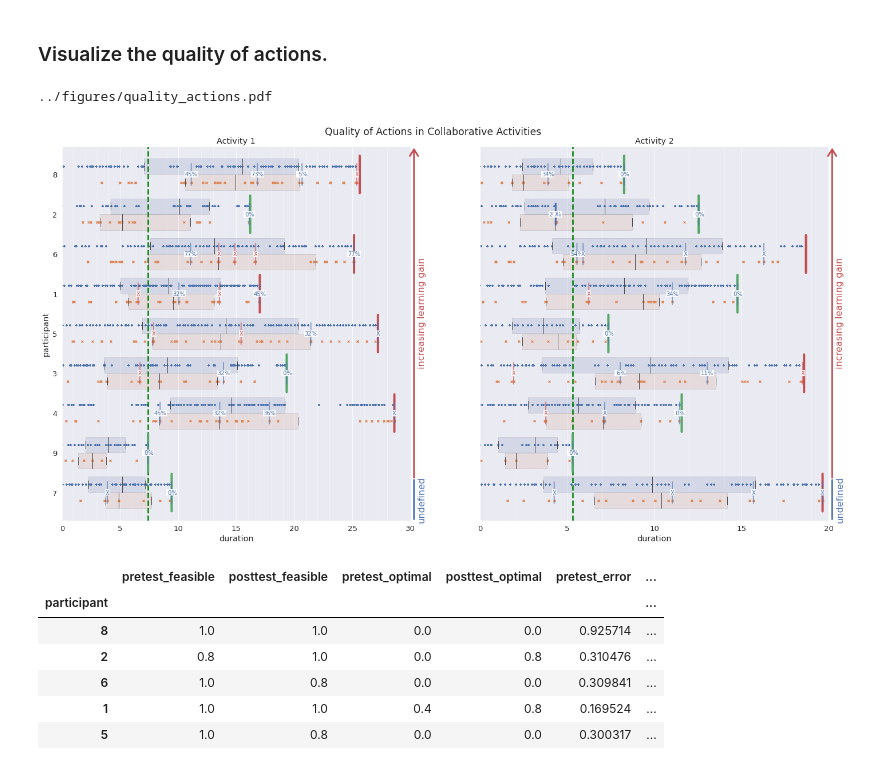
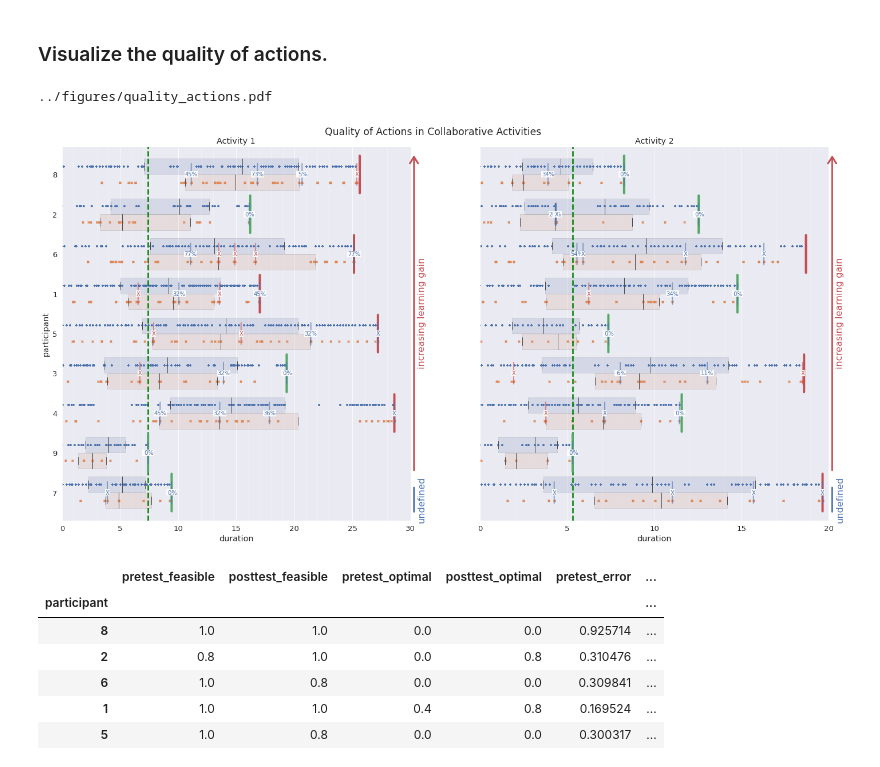
Before and after one commit to utku-norman/justhink-preexp-analysis, a Jupyter notebook: analysis/tools/4_RQ2_analyze_performance_over_time.ipynb, the cells around one changed output. Saved outputs shown, nothing was run; the diff lists cells and outputs as text; code cells hidden in the pictures.

```diff
--- a/analysis/tools/4_RQ2_analyze_performance_over_time.ipynb
+++ b/analysis/tools/4_RQ2_analyze_performance_over_time.ipynb
@@ -675,7 +676,6 @@ def plot_actions(df, x, y='participant', durations=None, order=None, fig=None, a
         dff = dff[[isinstance(action, SubmitAction)
                    for action in dff['action']]]
         yval = order.index(str(participant))
-        # print('####', participant, len(dff))
         for i, row in dff.iterrows():
             arrow_start, arrow_end = 0, 0
             # text_pos = row['scaled_end']
@@ -688,8 +688,6 @@ def plot_actions(df, x, y='participant', durations=None, order=None, fig=None, a
                 s = 'X'  # 'UNDEF'
             else:
                 s = '{:2.0f}%'.format(100 * val)
-            # print(val, s, is_human, text_pos)
-            # s = str(val)
             offset = 0
             color = 'b' if is_human else 'r'
             props = dict(arrowstyle='-', alpha=0.6, linewidth=2, color=color)
@@ -748,8 +746,8 @@ def plot_actions(df, x, y='participant', durations=None, order=None, fig=None, a
         ax.set_ylabel('')
     if not show_yticks:
         # ax.set_yticks([], [])
-        ax.set_yticks([]) # values
-        ax.set_yticklabels([]) # labels
+        ax.set_yticks([])  # values
+        ax.set_yticklabels([])  # labels
 
     ax.xaxis.set_minor_locator(AutoMinorLocator(5))
     ax.xaxis.grid(True, alpha=0.4, which='minor')
@@ -774,17 +772,19 @@ def plot_actions(df, x, y='participant', durations=None, order=None, fig=None, a
         current -= offset
         previous, current = 1 - previous, 1 - current
         style = '-'
+        x = 1.01
         if i == 0:
             # show the increasing direction
             style = '->,head_length=0.8,head_width=0.5'
         ax.annotate(
-            '', xy=(x, previous), xytext=(1.01, current),
+            '', xy=(x, previous), xytext=(x, current),
             #             xy=(1, 1), xytext=(1, 0.2),
             xycoords='axes fraction',
             arrowprops=dict(arrowstyle=style, linewidth=3, color=color_list[i]))
         s = labels[i]
+        x = 1.02
         t = ax.annotate(
-            s, xy=(1+x, (previous+current)/2), fontsize=16, rotation=90,
+            s, xy=(x, (previous+current)/2), fontsize=16, rotation=90,
             xycoords='axes fraction', color=color_list[i], ha='left', va='center')
 
     # Set x-axis properties.
@@ -812,35 +812,35 @@ order = list(durations.sort_values().index)
 # Order by learning.
 order = list([str(p) for p in learning_df.sort_values(
     'learning_gain', ascending=False).index])
 
 # Begin plotting.
 # fig, ax = plt.subplots(figsize=(16, 12))
 fig, axs = plt.subplots(1, 2, figsize=(24, 12))
 
 plot_actions(df, 'duration', durations=durations,  # xlabel='duration in activity 1',
              order=order, fig=fig, ax=axs[0], xlim=[0, 30*60])
 
 
 df = transitions_df.copy()
 df.participant = df.participant.astype(str)
 df = df[df.activity.isin(['collaboration-2'])]
 durations = df.groupby('participant')['duration'].apply(np.max).sort_values()
 plot_actions(df, 'duration', durations=durations,  # xlabel='duration in activity 2',
              order=order, fig=fig, ax=axs[1], xlim=[0, 20*60],
-            show_yticks=False, show_ylabel=False)
+             show_yticks=False, show_ylabel=False)
 
 # fig.tight_layout()
 axs[0].set_title('Activity 1')
 axs[1].set_title('Activity 2')
 fig.suptitle('Quality of Actions in Collaborative Activities', y=0.92)  # .98)
 
 
 # Export as pdf - vector graphics.
 fig.savefig(action_quality_fig_file, bbox_inches='tight')
 print(action_quality_fig_file)
 # %% [output]
 ../figures/quality_actions.pdf
-[figure, old version]
+[figure, new version]
 # %%
 learning_df.sort_values('learning_gain', ascending=False)
 # df[df.participant == '6']
```
Also changed, not shown: parts of 1 cell of this notebook, 13 other files.
